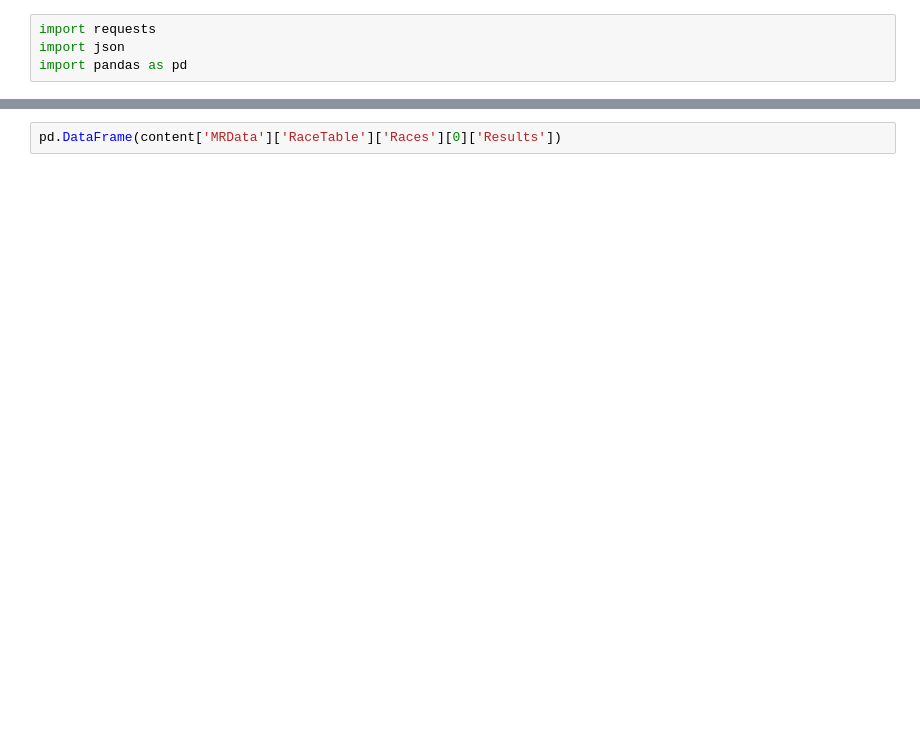
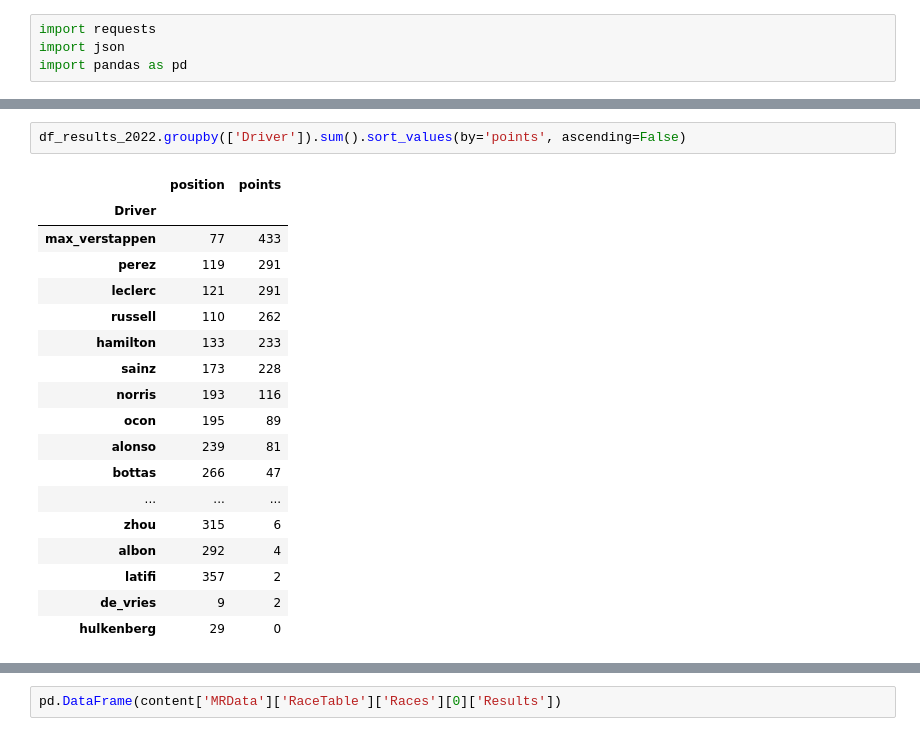
Before and after one commit to Sara-Juarez/formula-1-data, a Jupyter notebook: f1-analisis.ipynb, the cells around one changed output, grey strips where cells are left out. Saved outputs shown, nothing was run; the diff lists cells and outputs as text; blank space fills up the shorter version.

```diff
--- a/f1-analisis.ipynb
+++ b/f1-analisis.ipynb
@@ -9,0 +38,21 @@ content = json.loads(response.content)
+# %%
+df_results_2022.groupby(['Driver']).sum().sort_values(by='points', ascending=False)
+# %% [output]
+|  | position | points |
+| Driver |  |  |
+| max_verstappen | 77 | 433 |
+| perez | 119 | 291 |
+| leclerc | 121 | 291 |
+| russell | 110 | 262 |
+| hamilton | 133 | 233 |
+| sainz | 173 | 228 |
+| norris | 193 | 116 |
+| ocon | 195 | 89 |
+| alonso | 239 | 81 |
+| bottas | 266 | 47 |
+| ... | ... | ... |
+| zhou | 315 | 6 |
+| albon | 292 | 4 |
+| latifi | 357 | 2 |
+| de_vries | 9 | 2 |
+| hulkenberg | 29 | 0 |
```
Also changed, not shown: parts of 9 cells of this notebook.
